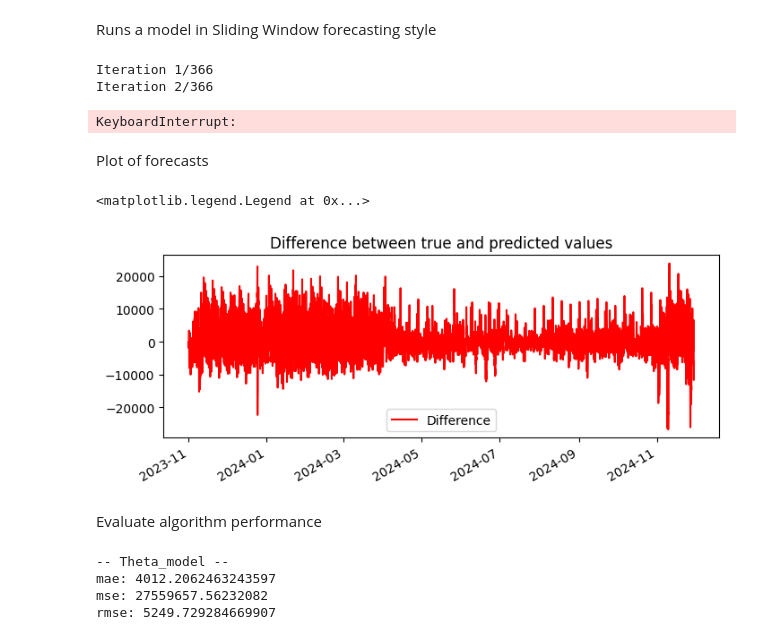
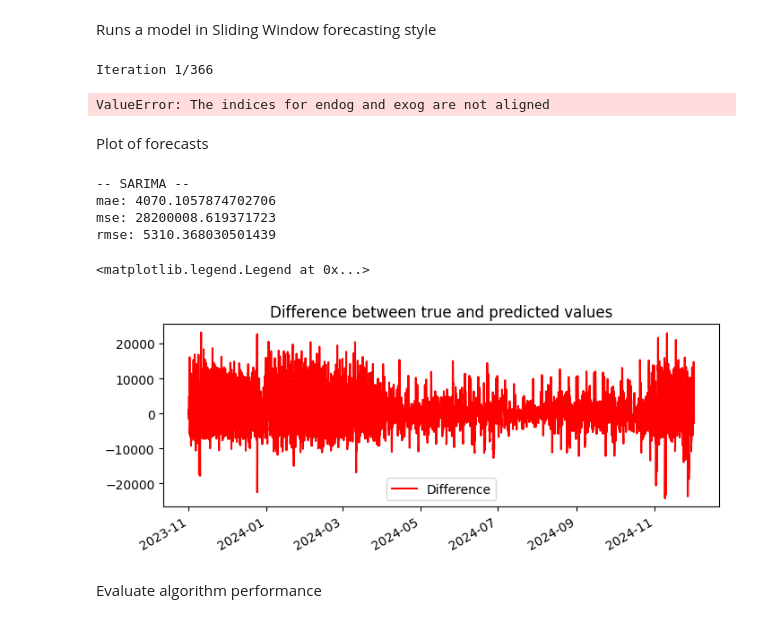
Before and after one commit to Casper0913/p9-energy, a Jupyter notebook: Models/Whitebox_run.ipynb, the cells around one changed output. Cells and saved outputs as stored; diff of their text form; code cells hidden in the pictures.

```diff
--- a/Models/Whitebox_run.ipynb
+++ b/Models/Whitebox_run.ipynb
@@ -99,7 +90,7 @@ def save_runtime(runtime, config_name):
 Initializing time series
 # %%
 # Consumption data
-df = pd.read_csv('../Dataset/ConsumptionIndustry.csv' if not IN_COLAB else 'ConsumptionIndustry.csv', sep=';')
+df = pd.read_csv('../Dataset/ConsumptionIndustry.csv', sep=';')
 df['HourDK'] = pd.to_datetime(df['HourDK'])
 df['ConsumptionkWh'] = df['ConsumptionkWh'].str.replace(",", ".").astype(float)
 df.index = df['HourDK']
@@ -108,7 +99,7 @@ df.index = df['HourDK']
 df.drop(columns=['HourUTC', 'HourDK', 'MunicipalityNo', 'Branche'], inplace=True)
 # %%
 # El-spot prices
-df2 = pd.read_csv('../Dataset/ELSpotPrices.csv' if not IN_COLAB else 'ELSpotPrices.csv', sep=';')
+df2 = pd.read_csv('../Dataset/ELSpotPrices.csv', sep=';')
 df2['HourDK'] = pd.to_datetime(df2['HourDK'])
 df2['SpotPriceDKK'] = df2['SpotPriceDKK'].str.replace(",", ".").astype(float)
 df2.index = df2['HourDK']
@@ -117,10 +129,12 @@ df2.drop(columns=['HourUTC', 'HourDK', 'PriceArea', 'SpotPriceEUR'], inplace=Tru
 # %% [markdown]
 Runs a model in Sliding Window forecasting style
 # %%
-model_name = 'SARIMA'
+model_name = 'SARIMAX'
 date_start = '2023-11-01'
 window_train_size = 336 #hours
 forecast_horizon = 24 #hours
+# 336_24, 1440_336, 17520_8760
+
 config_name = f'{model_name}_{window_train_size}_{forecast_horizon}'
 
 warnings.filterwarnings("ignore")
@@ -128,31 +142,39 @@ warnings.filterwarnings("ignore")
 start_time = time.time()
 
 data = sample_data_with_train_window(df, date_start, window_train_size) # start: date_start - window_train_size, end: last date in df
-# exog_data = sample_data_with_train_window(df2, date_start, window_train_size)
+exog_data = sample_data_with_train_window(df2, date_start, window_train_size)
 results = np.array([])
 iterations = 0
-max_iterations = 366
+
+scaler = MinMaxScaler()
 
 while len(data) > window_train_size + forecast_horizon:
   data_train, data_test = get_next_window(data, window_train_size, forecast_horizon)
-  # exog_data_train, exog_data_test = get_next_window(exog_data, window_train_size, forecast_horizon)
-  model = SARIMAX(data_train, order=(1, 1, 1), seasonal_order=(1, 1, 2, 12))
+  exog_data_train, exog_data_test = get_next_window(exog_data, window_train_size, forecast_horizon)
+
+  data_train_scaled = scaler.fit_transform(data_train[['ConsumptionkWh']])
+  data_train = pd.DataFrame(data_train_scaled, columns=['ConsumptionkWh'], index=data_train.index)
+  model = SARIMAX(data_train, order=(0, 1, 0), seasonal_order=(2, 1, 2, 12), exog=exog_data_train)
+  # model = SARIMAX(data_train, order=(0, 1, 0), seasonal_order=(2, 1, 2, 12))
 
   for attempt in range(5):
     try:
-      predictions = forecast_whitebox_model(model, forecast_horizon, model_name)
+      predictions_scaled = forecast_whitebox_model(model, forecast_horizon, model_name, exog_data_test)
+      # predictions_scaled = forecast_whitebox_model(model, forecast_horizon, model_name)
+      predictions = scaler.inverse_transform(predictions_scaled.values.reshape(-1, 1))
+      predictions = pd.Series(predictions.flatten(), index=data_test.index)
       break
     except Exception as e:
       print(f'Attempt {attempt+1} failed: {e}')
       if attempt == 4:
-        raise RuntimeError('Model failed to fit and forecast after 5 attempts')
+        raise RuntimeError(f'Model failed to fit and forecast after 5 attempts at iteration {iterations}')
 
   results = np.append(results, predictions.values)
   data = data.iloc[forecast_horizon:] # move window by forecast_horizon
   # exog_data = exog_data.iloc[forecast_horizon:]
 
   iterations += 1
-  print(f'Iteration {iterations}/{max_iterations}')
+  print(f'Iteration {iterations}')
 
 end_time = time.time()
 
@@ -162,37 +184,34 @@ save_results(results, config_name, date_start, forecast_horizon, iterations)
 save_runtime(runtime=end_time - start_time, config_name=config_name)
 # %% [output]
 Iteration 1/366
-Iteration 2/366
-KeyboardInterrupt:
+ValueError: The indices for endog and exog are not aligned
 # %% [markdown]
 Plot of forecasts
 # %%
-prediction_Theta = pd.read_csv('../Results/Whitebox/Forecasting/ThetaModel_336_24.csv', header=None, index_col=0, names=['Prediction'])
-prediction_Theta.index = pd.to_datetime(prediction_Theta.index)
+def evaluate(prediction, data, name):
+    print(f"-- {name} --")
+    print(f"mae: {mean_absolute_error(data, prediction)}")
+    print(f"mse: {mean_squared_error(data, prediction)}")
+    print(f"rmse: {root_mean_squared_error(data, prediction)}")
 
-difference = data['ConsumptionkWh'] - prediction_Theta['Prediction']
+prediction = pd.read_csv('../Results/Whitebox/Forecasting/SARIMA_336_24.csv', header=None, index_col=0, names=['Prediction'])
+prediction.index = pd.to_datetime(prediction.index)
+
+data = df.tail(len(prediction))
+difference = data['ConsumptionkWh'] - prediction['Prediction']
+
+evaluate(prediction['Prediction'], data, 'SARIMA')
 
 fig, ax = plt.subplots(figsize=(8, 3))
 difference.plot(ax=ax, label='Difference', color='red')
 ax.set_title('Difference between true and predicted values')
 ax.legend()
 # %% [output]
-<matplotlib.legend.Legend at 0x...>
+-- SARIMA --
+mae: 4070.1057874702706
+mse: 28200008.619371723
+rmse: 5310.368030501439
+<matplotlib.legend.Legend at 0x...>
-[figure, old version]
+[figure, new version]
 # %% [markdown]
 Evaluate algorithm performance
-# %%
-def evaluate(prediction, name):
-    print(f"-- {name} --")
-    print(f"mae: {mean_absolute_error(data, prediction)}")
-    print(f"mse: {mean_squared_error(data, prediction)}")
-    print(f"rmse: {root_mean_squared_error(data, prediction)}")
-
-data = sample_data(df, date_start)
-
-evaluate(prediction_Theta['Prediction'], 'Theta_model')
-# %% [output]
--- Theta_model --
-mae: 4012.2062463243597
-mse: 27559657.56232082
-rmse: 5249.729284669907
```
Also changed, not shown: parts of 4 cells of this notebook, 7 other files.
